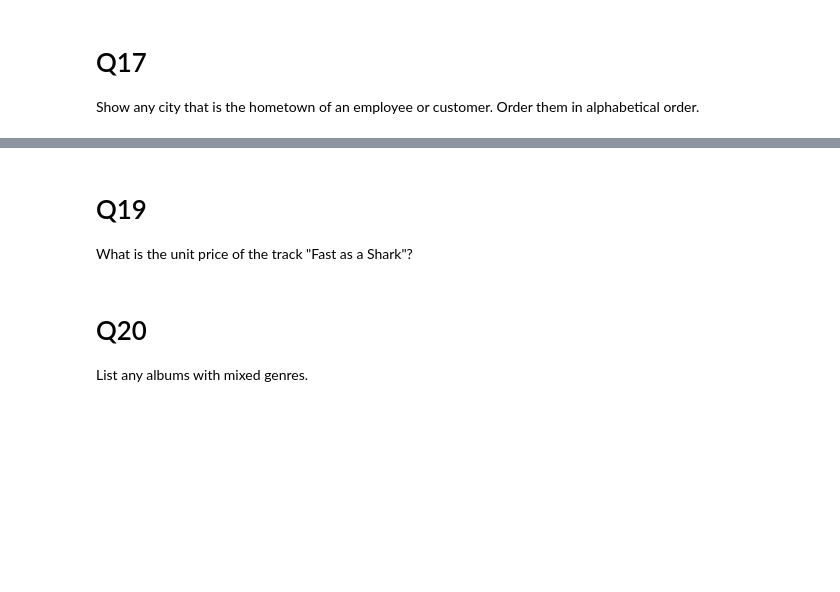
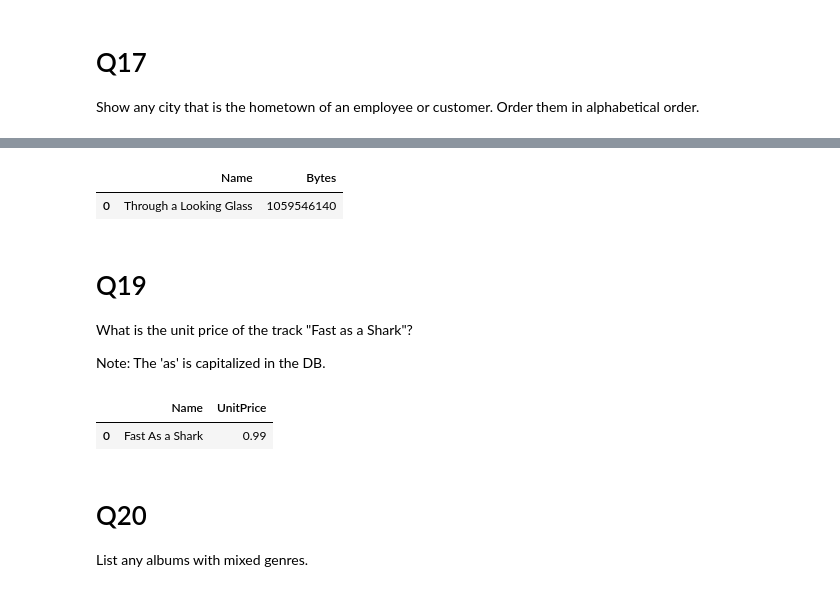
Before and after one commit to kathleen-ryan-DeSales/CS260, a Jupyter notebook: other/Exam1Review_Answers.ipynb, the cells around one changed output, grey strips where cells are left out. Saved outputs shown, nothing was run; the diff lists cells and outputs as text; code cells hidden in the pictures; blank space fills up the shorter version.

```diff
--- a/other/Exam1Review_Answers.ipynb
+++ b/other/Exam1Review_Answers.ipynb
@@ -561,19 +639,33 @@ Give the name of track with the largest file size in the tracks table .
 # %%
-sql_statement = """...
+#correct way
+sql_statement = """SELECT Name, Bytes
+                   FROM tracks
+                   Where Bytes = (SELECT MAX(Bytes)
+                                  From tracks)
             """
 
 results = pd.read_sql_query(sql_statement, conn)
 results
+# %% [output]
+|  | Name | Bytes |
+| 0 | Through a Looking Glass | 1059546140 |
 # %% [markdown]
 # Q19
 
 What is the unit price of the track "Fast as a Shark"?
+
+Note:  The 'as' is capitalized in the DB.
 # %%
-sql_statement = """...
+sql_statement = """SELECT Name, UnitPrice
+                   FROM tracks
+                   WHERE Name Like '%Shark%'   -- Could also do: WHERE Name = 'Fast As a Shark'
             """
 
 results = pd.read_sql_query(sql_statement, conn)
 results
+# %% [output]
+|  | Name | UnitPrice |
+| 0 | Fast As a Shark | 0.99 |
 # %% [markdown]
 # Q20
 
```
Also changed, not shown: parts of 4 cells of this notebook.
